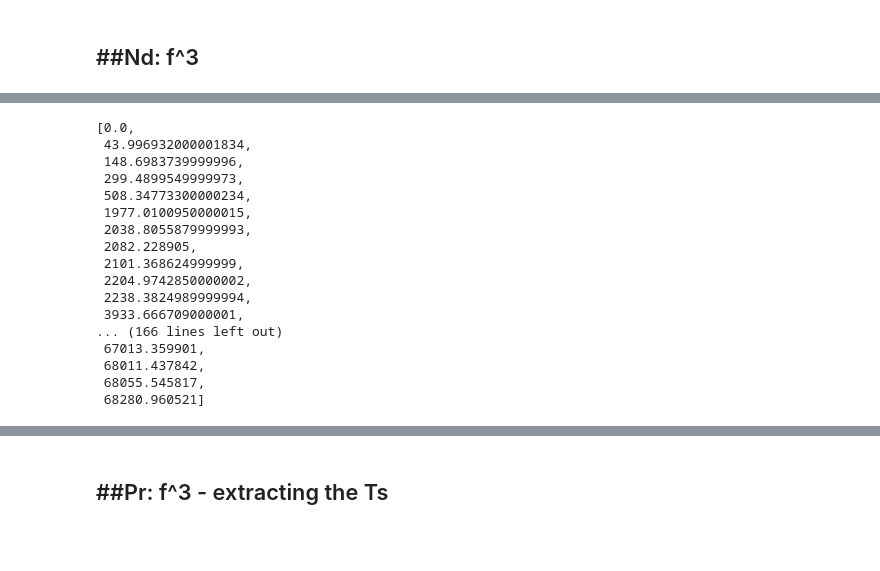
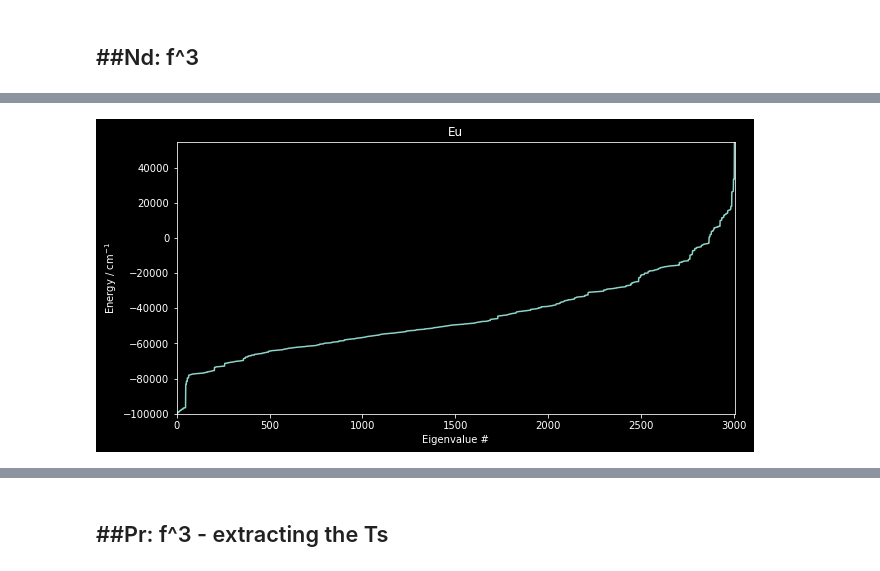
Before and after one commit to zia-lab/admz, a Jupyter notebook: admz.ipynb, the cells around one changed output, grey strips where cells are left out. Cells and saved outputs as stored; diff of their text form; code cells hidden in the pictures; blank space fills up the shorter version.

```diff
--- a/admz.ipynb
+++ b/admz.ipynb
@@ -190,3 +196,20 @@ eigen_energies = eigen_energies - eigen_energies[0]
+# %%
+numE = 6
+make_symmetric = True
+ln = ["Ce", "Pr", "Nd", "Pm", "Sm", "Eu", "Gd", "Tb", "Dy", "Ho", "Er", "Tm","Yb"][numE-1]
+
+Bkq = from_string_to_standard_Bqk(bill[ln])
+
+free_ion_params = from_dict_to_free_ion_params(bill["Nd"])
+
+if make_symmetric:
+    sym_dict = {}
+    for k, v in Bkq.items():
+        sym_dict[k] = v
+        inverse_key = (k[0], -k[1])
+        if inverse_key not in Bkq.keys():
+            sym_dict[inverse_key] = v
+    Bkq = sym_dict
 # %%
 energies = la.lanthanide(numE,
               **free_ion_params,
@@ -211,25 +237,13 @@ Reading cf params ...
 Using diag1 ...
 Saving eigenvalues ...
-# %%
-energies = np.sort(energies)
-grounded_energies = energies - energies[0]
-# %%
-list(grounded_energies[::2])
-# %% [output]
-[0.0,
- 43.996932000001834,
- 148.6983739999996,
- 299.4899549999973,
- 508.34773300000234,
- 1977.0100950000015,
- 2038.8055879999993,
- 2082.228905,
- 2101.368624999999,
- 2204.9742850000002,
- 2238.3824989999994,
- 3933.666709000001,
-... (166 lines left out)
- 67013.359901,
- 68011.437842,
- 68055.545817,
- 68280.960521]
+# %%
+plt.figure(figsize=(10, 5))
+plt.plot(energies)
+plt.xlabel('Eigenvalue #')
+plt.ylabel('Energy / cm$^{-1}$')
+plt.xlim(0, len(energies))
+plt.ylim(min(energies), max(energies))
+plt.title(ln)
+plt.show()
+# %% [output]
+[figure, added]
```
Also changed, not shown: parts of 8 cells of this notebook, 16 other files.
